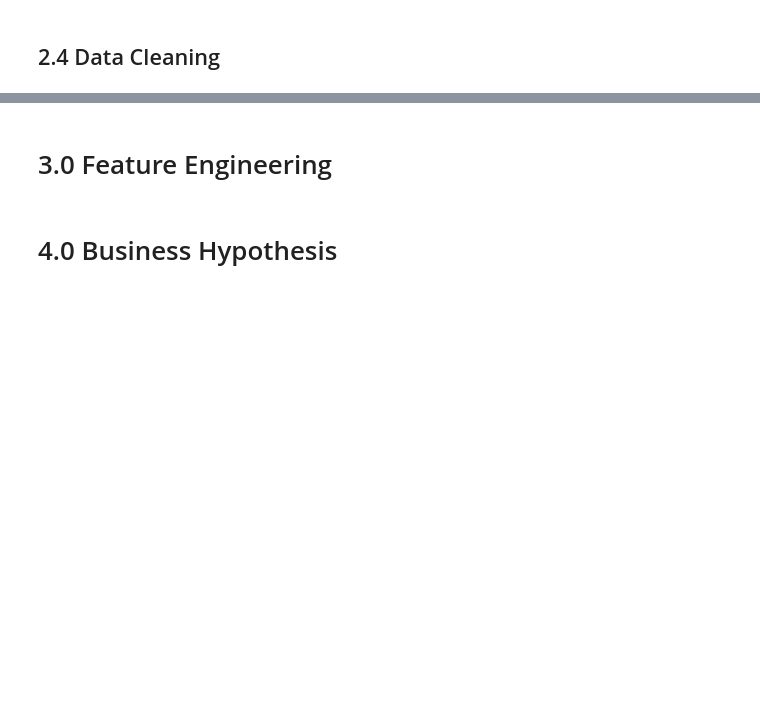
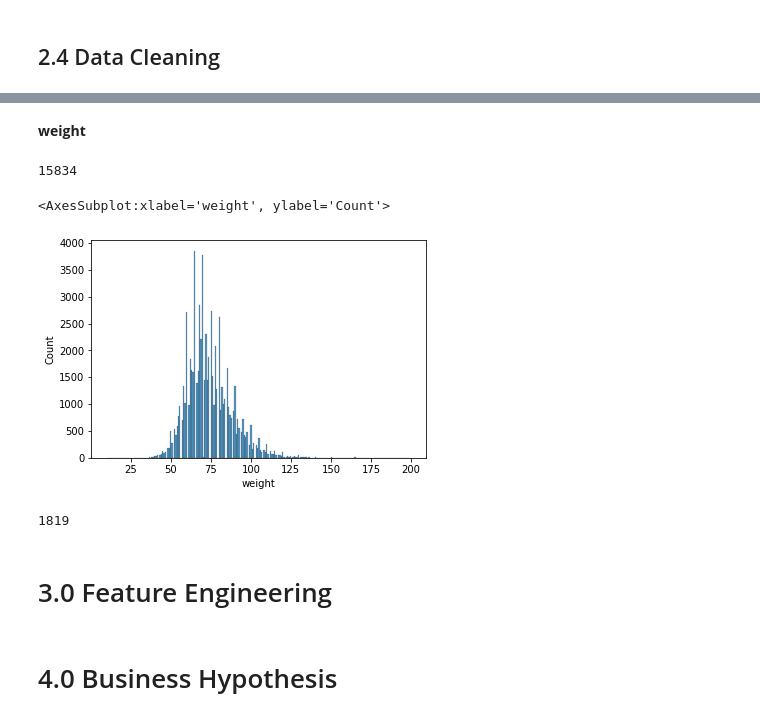
Before and after one commit to Samoelmoura/cardio_diseases_predict, a Jupyter notebook: notebooks/cardio_diseases_predict.ipynb, the cells around one changed output, grey strips where cells are left out. Saved outputs shown, nothing was run; the diff lists cells and outputs as text; code cells hidden in the pictures; blank space fills up the shorter version.

```diff
--- a/notebooks/cardio_diseases_predict.ipynb
+++ b/notebooks/cardio_diseases_predict.ipynb
@@ -144,0 +301,2 @@ Mulheres são maioria com 65% do total, 75% dos pacientes possuem colesterol nor
+# %%
+df.drop(6486, inplace=True)
@@ -144,0 +325,14 @@ Mulheres são maioria com 65% do total, 75% dos pacientes possuem colesterol nor
+# %%
+def altura_peso_invertidos(df, altura, peso):
+    altura_primeiro_quantile = df[altura].quantile(0.25)
+    altura_terceiro_quantile = df[altura].quantile(0.75)
+    range_altura = altura_terceiro_quantile - altura_primeiro_quantile
+    salto_altura = range_altura * 1.5
+    peso_primeiro_quantile = df[peso].quantile(0.25)
+    peso_terceiro_quantile = df[peso].quantile(0.75)
+    range_peso = peso_terceiro_quantile - peso_primeiro_quantile
+    salto_peso = range_peso * 1.5
+    retorno = df.loc[((df[altura]>peso_primeiro_quantile-salto_peso)&(df[altura]<peso_terceiro_quantile+salto_peso))&((df[peso]>altura_primeiro_quantile-salto_altura)&(df[peso]<altura_terceiro_quantile+salto_altura))].index
+    return retorno
+# %%
+invertidos_index = altura_peso_invertidos(df, 'height', 'weight')
@@ -144,0 +349,4 @@ Mulheres são maioria com 65% do total, 75% dos pacientes possuem colesterol nor
+# %%
+temp = df.loc[invertidos_index, 'height']
+df.loc[invertidos_index, 'height'] = df.loc[invertidos_index, 'weight']
+df.loc[invertidos_index, 'weight'] = temp
@@ -144,0 +363,11 @@ Mulheres são maioria com 65% do total, 75% dos pacientes possuem colesterol nor
+# %% [markdown]
+**weight**
+# %%
+df.loc[df['weight'] > 83, 'id'].count()
+# %% [output]
+15834
+# %%
+sns.histplot(df['weight'])
+# %% [output]
+<AxesSubplot:xlabel='weight', ylabel='Count'>
+[figure, added]
@@ -145,3 +376,7 @@ Mulheres são maioria com 65% do total, 75% dos pacientes possuem colesterol nor
+# %%
+df.loc[outliers_indices, 'id'].count()
+# %% [output]
+1819
 # %% [markdown]
 # 3.0 Feature Engineering
 # %% [markdown]
```
Also changed, not shown: parts of 27 cells of this notebook.
